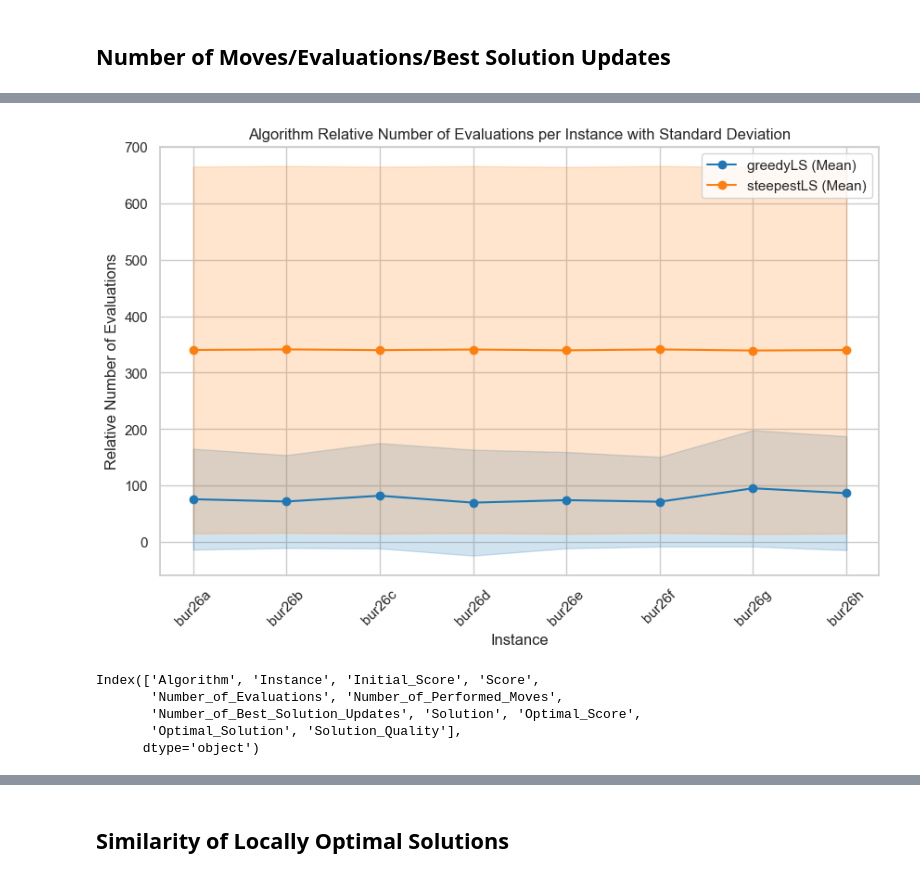
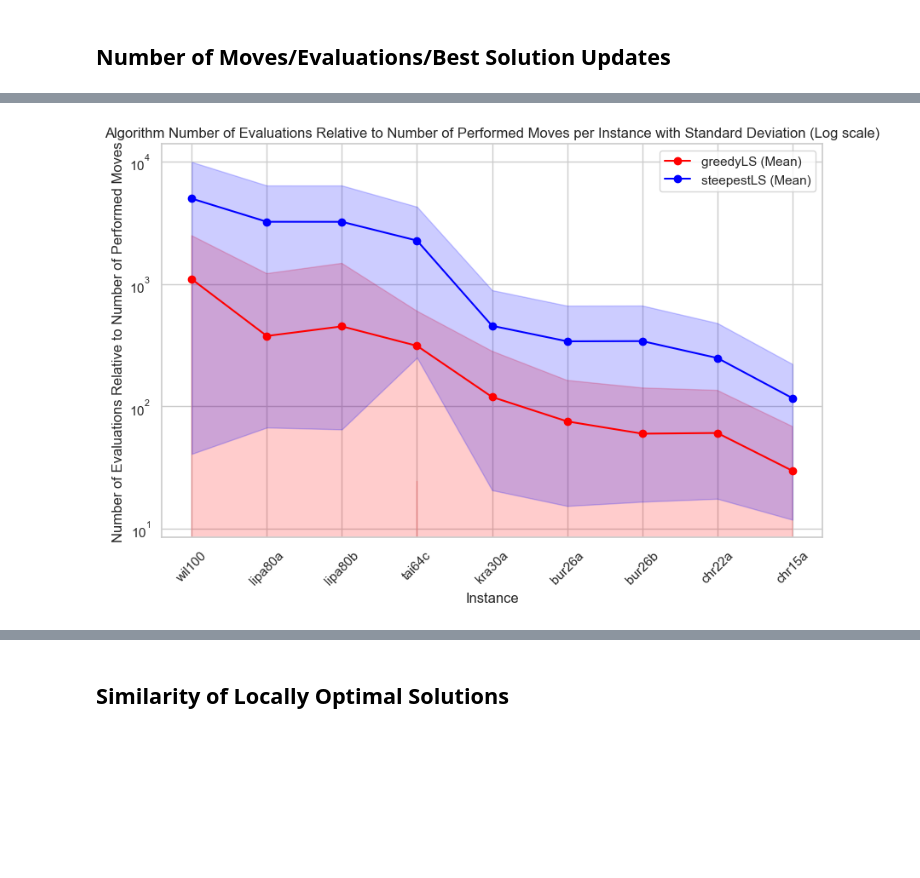
Before and after one commit to MatTheTab/Biologically_Inspired_Algorithms, a Jupyter notebook: LS_Results.ipynb, the cells around one changed output, grey strips where cells are left out. Saved outputs shown, nothing was run; the diff lists cells and outputs as text; code cells hidden in the pictures; blank space fills up the shorter version.

Commit message:
Add initial visualizations

```diff
--- a/LS_Results.ipynb
+++ b/LS_Results.ipynb
@@ -58,0 +103,22 @@ def parse_runtime_data(text):
+# %%
+# performance_file = 'results/performance_results.txt'
+# runtime_file = 'results/runtime_results.txt'
+
+performance_file = 'results/new_performance_results.txt'
+runtime_file = 'results/new_runtime_results.txt'
+# %%
+RANDOMRUNTIME = 2871222.0
+
+# Names of instances ordered by instance size
+# 100 80 80 64 30 26 26 22 15
+instance_names_ordered = ["wil100", "lipa80a", "lipa80b", "tai64c", "kra30a", "bur26a", "bur26b", "chr22a", "chr15a"]
+
+algorithm_colors = {
+    "greedyLS": "red",
+    "steepestLS": "blue",
+    "heuristic": "green",
+    "antiheuristic": "black",
+    "random": "orange",
+    "randomwalk": "purple",
+    "randomsearch": "brown"
+}
@@ -63,5 +129,5 @@ RANDOMRUNTIME = 2871222.0
 # %%
-with open('results/performance_results.txt', 'r') as file:
+with open(performance_file, 'r') as file:
     data = file.read()
 
 df_performance = parse_performance_data(data)
@@ -288,23 +411,19 @@ plot_algorithms(summary, title="Number of Evaluations")
 # %%
 summary = df_performance.groupby(["Algorithm", "Instance"])[["Number_of_Evaluations", "Number_of_Performed_Moves"]].agg(["mean", "std"]).reset_index()
 summary.columns = ['_'.join(col).strip('_') for col in summary.columns]
 
 summary["Relative_Evaluations_mean"] = summary["Number_of_Evaluations_mean"] / summary["Number_of_Performed_Moves_mean"]
 summary["Relative_Evaluations_std"] = summary["Number_of_Evaluations_std"] / summary["Number_of_Performed_Moves_std"]
 
 summary = summary[["Algorithm", "Instance", "Relative_Evaluations_mean", "Relative_Evaluations_std"]]
 summary = summary.rename(columns={"Relative_Evaluations_mean": "mean", "Relative_Evaluations_std": "std"})
 
+summary["Instance"] = pd.Categorical(summary["Instance"], categories=instance_names_ordered, ordered=True)
+summary = summary.sort_values("Instance")
+
 summary = summary[summary["Algorithm"].str.contains("LS")]
 
-plot_algorithms(summary, "Relative Number of Evaluations")
+# TODO weird std?
+plot_algorithms(summary, "Number of Evaluations Relative to Number of Performed Moves", log_scale=True)
 # %% [output]
-[figure, old version]
+[figure, new version]
-# %%
-df_performance.columns
-# %% [output]
-Index(['Algorithm', 'Instance', 'Initial_Score', 'Score',
-       'Number_of_Evaluations', 'Number_of_Performed_Moves',
-       'Number_of_Best_Solution_Updates', 'Solution', 'Optimal_Score',
-       'Optimal_Solution', 'Solution_Quality'],
-      dtype='object')
```
Also changed, not shown: parts of 49 cells of this notebook, 4 other files.
